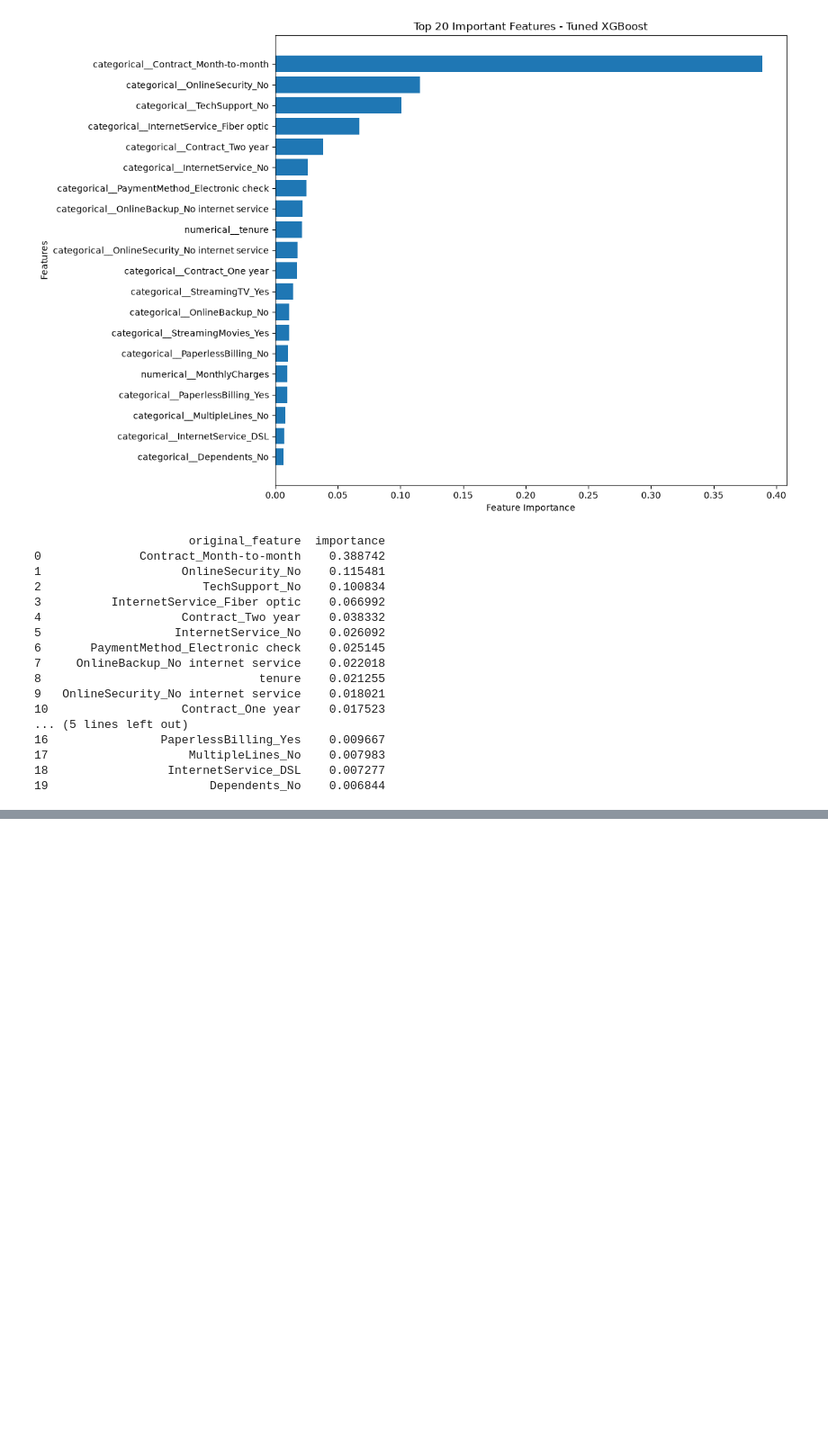
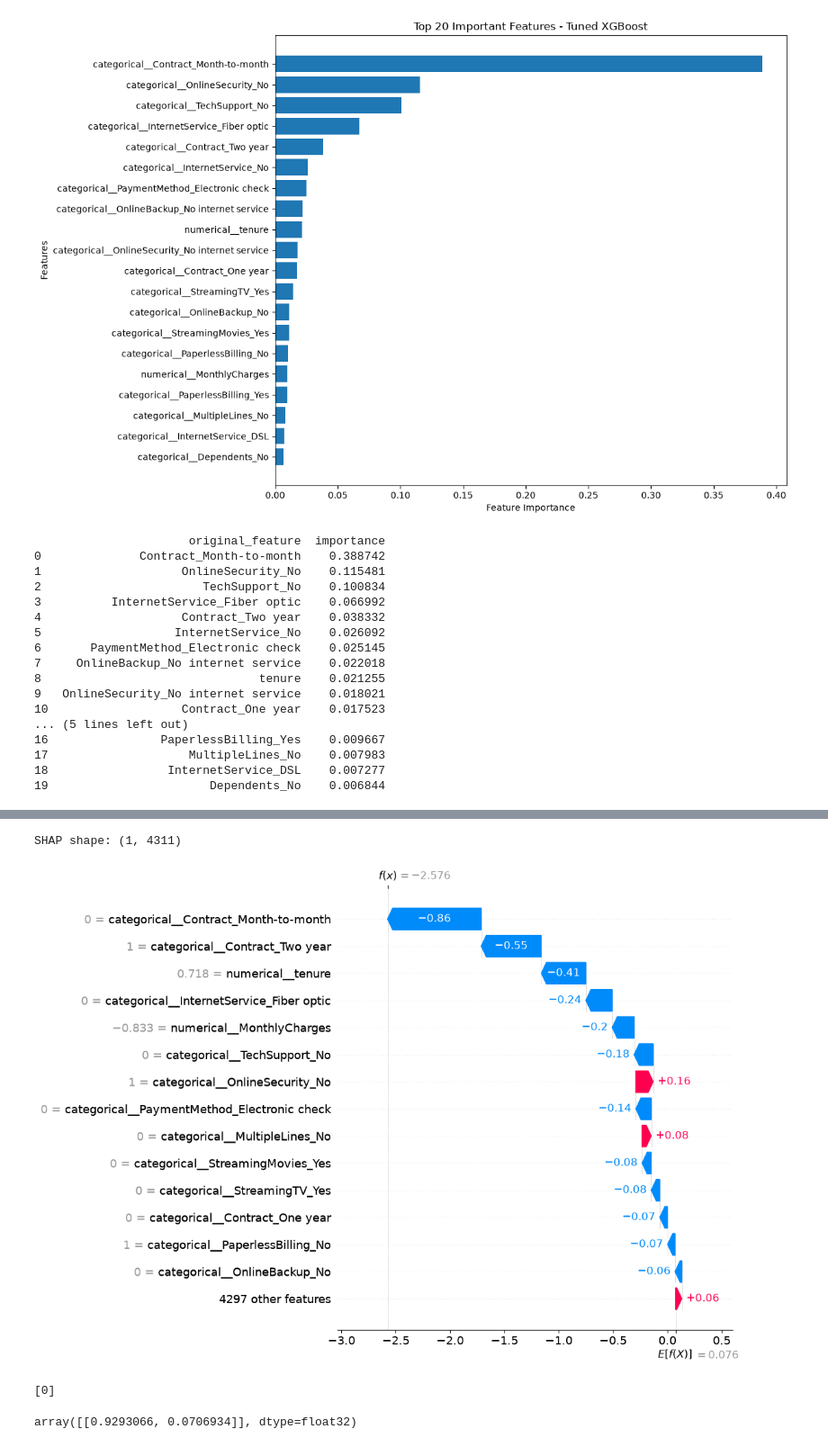
Before and after one commit to DSAIKIRANREDDY/Telecom-customer-churn-prediction, a Jupyter notebook: Notebooks/07_model_interpretability.ipynb, the cells around one changed output, grey strips where cells are left out. Shown at 90% size. Saved outputs shown, nothing was run; the diff lists cells and outputs as text; code cells hidden in the pictures; blank space fills up the shorter version.

```diff
--- a/Notebooks/07_model_interpretability.ipynb
+++ b/Notebooks/07_model_interpretability.ipynb
@@ -245,0 +302,7 @@ print(original_feature_importance)
+# %%
+# Select the first customer from our validation sample
+customer_index = 0
+
+customer = X_sample.iloc[[customer_index]]
+
+print(customer.T)
@@ -245,0 +330,34 @@ print(original_feature_importance)
+# %%
+# Transform the selected customer's data
+customer_transformed = preprocessor.transform(customer)
+
+# Calculate SHAP values for this customer
+customer_shap_values = explainer.shap_values(
+    customer_transformed
+)
+
+print("SHAP shape:", customer_shap_values.shape)
+# %% [output]
+SHAP shape: (1, 4311)
+# %%
+shap.waterfall_plot(
+    shap.Explanation(
+        values=customer_shap_values[0],
+        base_values=explainer.expected_value,
+        data=customer_transformed.toarray()[0]
+            if hasattr(customer_transformed, "toarray")
+            else customer_transformed[0],
+        feature_names=feature_names
+    ),
+    max_display=15
+)
+# %% [output]
+[figure, added]
+# %%
+print(classifier.predict(customer_transformed))
+# %% [output]
+[0]
+# %%
+classifier.predict_proba(customer_transformed)
+# %% [output]
+array([[0.9293066, 0.0706934]], dtype=float32)
```
Also changed, not shown: parts of 7 cells of this notebook, 6 other files.
